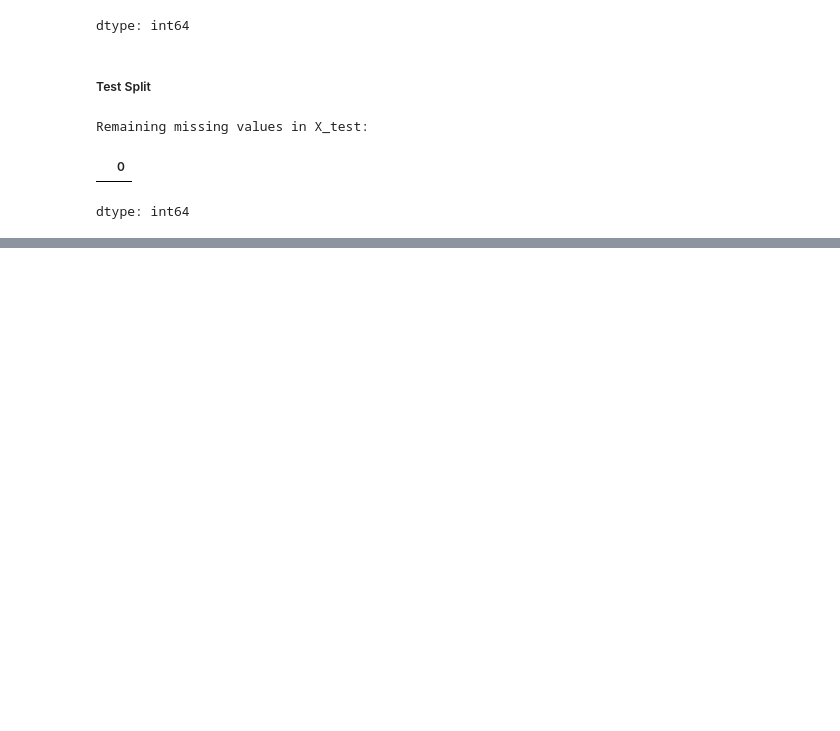
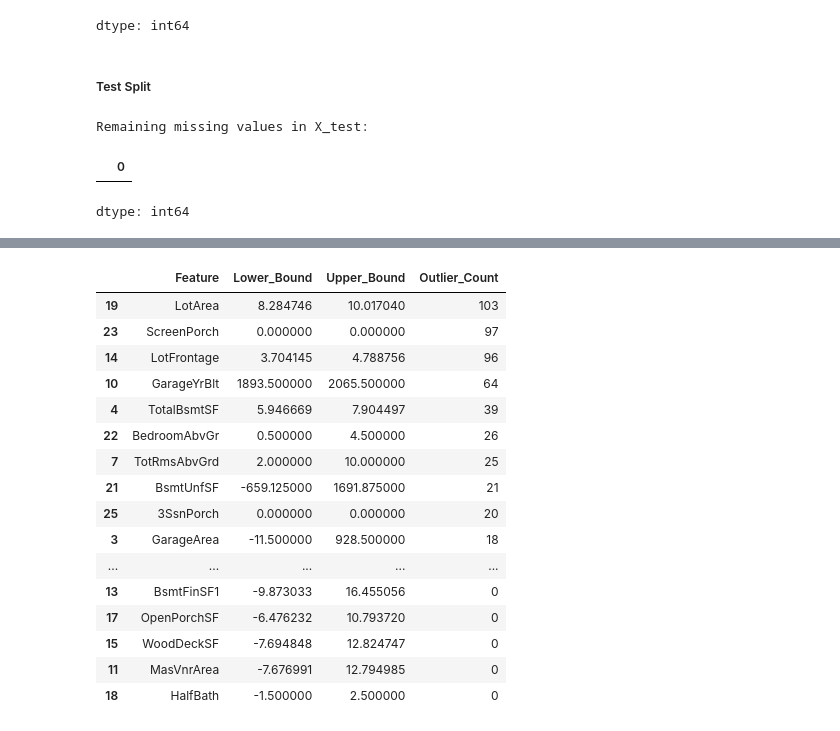
Before and after one commit to VenuriDampahalage/ames-housing-price-prediction, a Jupyter notebook: preProcessing.ipynb, the cells around one changed output, grey strips where cells are left out. Drawn from its saved outputs; the diff is of its cells as text; code cells hidden in the pictures; blank space fills up the shorter version.

```diff
--- a/preProcessing.ipynb
+++ b/preProcessing.ipynb
@@ -478,0 +634,8 @@ dtype: int64
+# %%
+log_features = [
+    col for col in right_skewed
+    if X_train_selected[col].min() >= 0
+]
+
+print("Features selected for log1p transformation:")
+print(log_features)
@@ -478,0 +645,11 @@ dtype: int64
+# %%
+import numpy as np
+
+for col in log_features:
+    X_train_selected[col] = np.log1p(
+        X_train_selected[col]
+    )
+
+    X_test_selected[col] = np.log1p(
+        X_test_selected[col]
+    )
@@ -478,0 +708,51 @@ dtype: int64
+# %%
+outlier_summary = []
+
+for col in numerical_features:
+
+    Q1 = X_train_selected[col].quantile(0.25)
+    Q3 = X_train_selected[col].quantile(0.75)
+
+    IQR = Q3 - Q1
+
+    lower = Q1 - 1.5 * IQR
+    upper = Q3 + 1.5 * IQR
+
+    count = (
+        (X_train_selected[col] < lower) |
+        (X_train_selected[col] > upper)
+    ).sum()
+
+    outlier_summary.append({
+        'Feature': col,
+        'Lower_Bound': lower,
+        'Upper_Bound': upper,
+        'Outlier_Count': count
+    })
+
+outlier_df = pd.DataFrame(outlier_summary)
+
+outlier_df = outlier_df.sort_values(
+    'Outlier_Count',
+    ascending=False
+)
+
+display(outlier_df)
+# %% [output]
+|  | Feature | Lower_Bound | Upper_Bound | Outlier_Count |
+| 19 | LotArea | 8.284746 | 10.017040 | 103 |
+| 23 | ScreenPorch | 0.000000 | 0.000000 | 97 |
+| 14 | LotFrontage | 3.704145 | 4.788756 | 96 |
+| 10 | GarageYrBlt | 1893.500000 | 2065.500000 | 64 |
+| 4 | TotalBsmtSF | 5.946669 | 7.904497 | 39 |
+| 22 | BedroomAbvGr | 0.500000 | 4.500000 | 26 |
+| 7 | TotRmsAbvGrd | 2.000000 | 10.000000 | 25 |
+| 21 | BsmtUnfSF | -659.125000 | 1691.875000 | 21 |
+| 25 | 3SsnPorch | 0.000000 | 0.000000 | 20 |
+| 3 | GarageArea | -11.500000 | 928.500000 | 18 |
+| ... | ... | ... | ... | ... |
+| 13 | BsmtFinSF1 | -9.873033 | 16.455056 | 0 |
+| 17 | OpenPorchSF | -6.476232 | 10.793720 | 0 |
+| 15 | WoodDeckSF | -7.694848 | 12.824747 | 0 |
+| 11 | MasVnrArea | -7.676991 | 12.794985 | 0 |
+| 18 | HalfBath | -1.500000 | 2.500000 | 0 |
```
Also changed, not shown: parts of 20 cells of this notebook.
